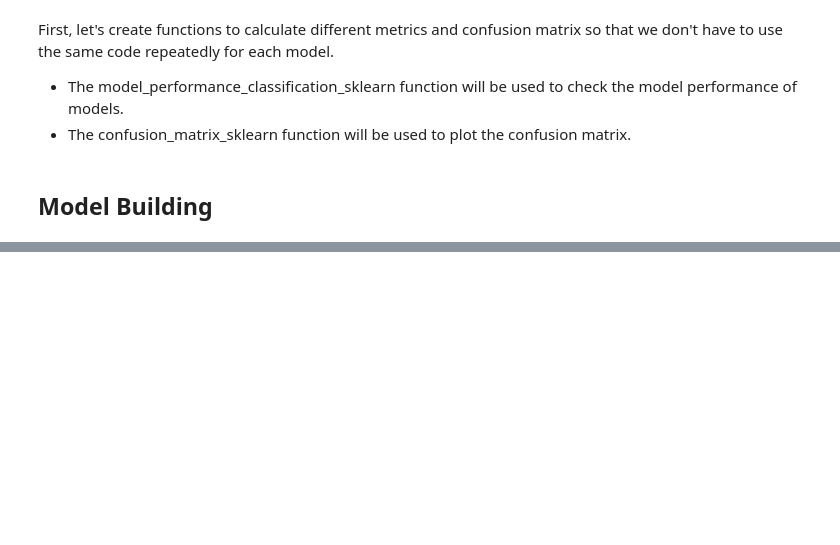
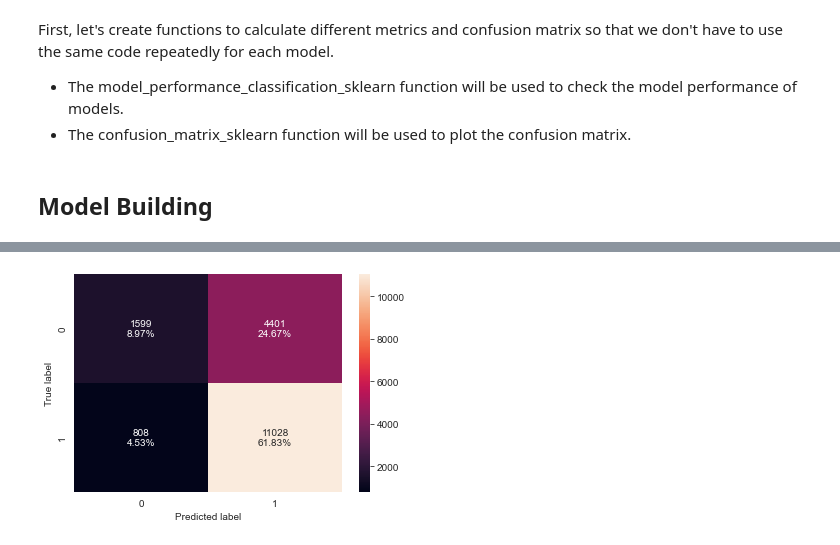
Before and after one commit to ArthurXia1031/Data_Science_Project, a Jupyter notebook: machine_learning/Easy_visa/easy_visa.ipynb, the cells around one changed output, grey strips where cells are left out. Drawn from its saved outputs; the diff is of its cells as text; code cells hidden in the pictures; blank space fills up the shorter version.

```diff
--- a/machine_learning/Easy_visa/easy_visa.ipynb
+++ b/machine_learning/Easy_visa/easy_visa.ipynb
@@ -825,0 +910,4 @@ def cufusion_metrix(model, predictors, target):
+# %%
+confusion_matrix_sklearn(dtree_estimator, X_train, y_train)
+# %% [output]
+[figure, added]
```
Also changed, not shown: parts of 108 cells of this notebook.
